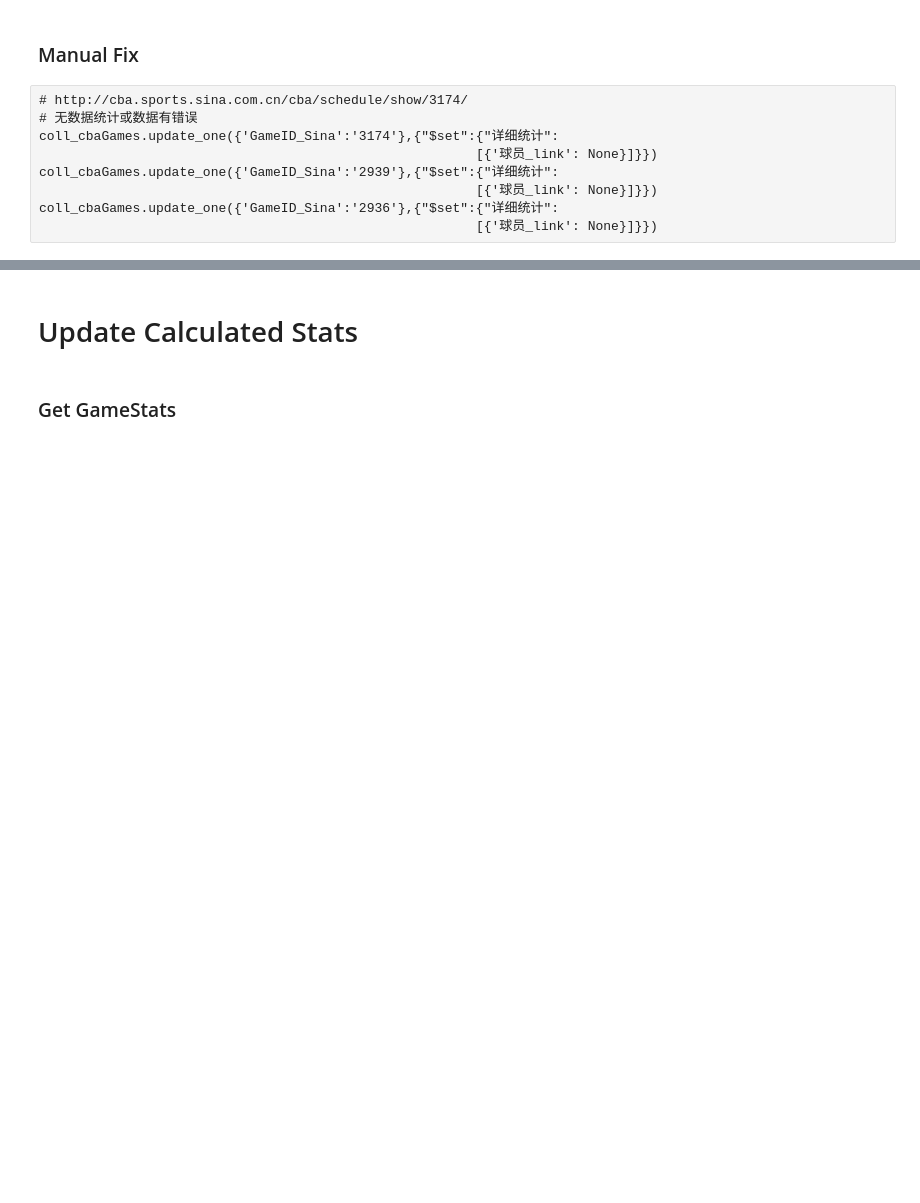
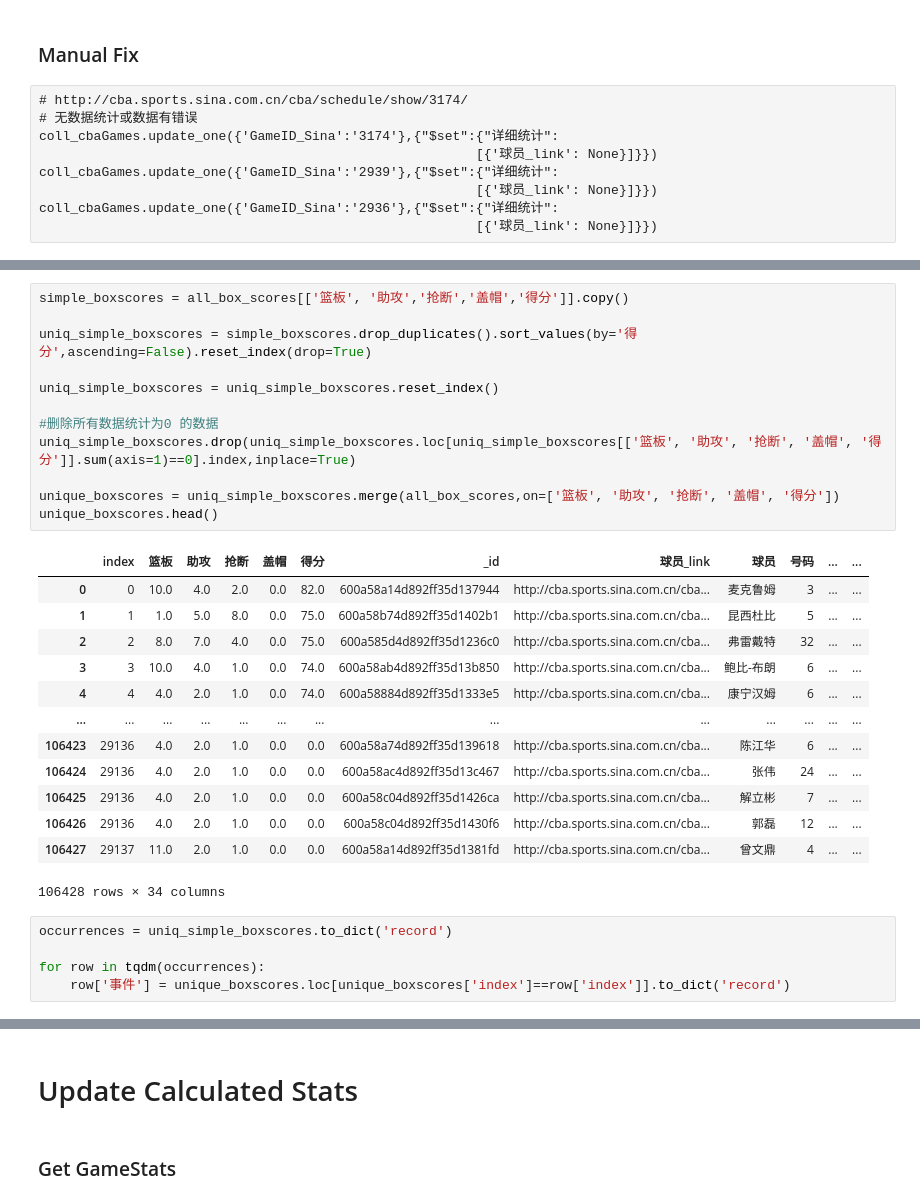
Before and after one commit to JJnotJimmyJohn/CBA-stats-dev, a Jupyter notebook: UpdateData_v0.1.ipynb, the cells around one changed output, grey strips where cells are left out. Cells and saved outputs as stored; diff of their text form; blank space fills up the shorter version.

```diff
--- a/UpdateData_v0.1.ipynb
+++ b/UpdateData_v0.1.ipynb
@@ -220,0 +259,31 @@ games_stats
+# %%
+simple_boxscores = all_box_scores[['篮板', '助攻','抢断','盖帽','得分']].copy()
+
+uniq_simple_boxscores = simple_boxscores.drop_duplicates().sort_values(by='得分',ascending=False).reset_index(drop=True)
+
+uniq_simple_boxscores = uniq_simple_boxscores.reset_index()
+
+#删除所有数据统计为0 的数据
+uniq_simple_boxscores.drop(uniq_simple_boxscores.loc[uniq_simple_boxscores[['篮板', '助攻', '抢断', '盖帽', '得分']].sum(axis=1)==0].index,inplace=True)
+
+unique_boxscores = uniq_simple_boxscores.merge(all_box_scores,on=['篮板', '助攻', '抢断', '盖帽', '得分'])
+unique_boxscores.head()
+# %% [output]
+|  | index | 篮板 | 助攻 | 抢断 | 盖帽 | 得分 | _id | 球员_link | 球员 | 号码 | ... | ... |
+| 0 | 0 | 10.0 | 4.0 | 2.0 | 0.0 | 82.0 | 600a58a14d892ff35d137944 | http://cba.sports.sina.com.cn/cba... | 麦克鲁姆 | 3 | ... | ... |
+| 1 | 1 | 1.0 | 5.0 | 8.0 | 0.0 | 75.0 | 600a58b74d892ff35d1402b1 | http://cba.sports.sina.com.cn/cba... | 昆西杜比 | 5 | ... | ... |
+| 2 | 2 | 8.0 | 7.0 | 4.0 | 0.0 | 75.0 | 600a585d4d892ff35d1236c0 | http://cba.sports.sina.com.cn/cba... | 弗雷戴特 | 32 | ... | ... |
+| 3 | 3 | 10.0 | 4.0 | 1.0 | 0.0 | 74.0 | 600a58ab4d892ff35d13b850 | http://cba.sports.sina.com.cn/cba... | 鲍比-布朗 | 6 | ... | ... |
+| 4 | 4 | 4.0 | 2.0 | 1.0 | 0.0 | 74.0 | 600a58884d892ff35d1333e5 | http://cba.sports.sina.com.cn/cba... | 康宁汉姆 | 6 | ... | ... |
+| ... | ... | ... | ... | ... | ... | ... | ... | ... | ... | ... | ... | ... |
+| 106423 | 29136 | 4.0 | 2.0 | 1.0 | 0.0 | 0.0 | 600a58a74d892ff35d139618 | http://cba.sports.sina.com.cn/cba... | 陈江华 | 6 | ... | ... |
+| 106424 | 29136 | 4.0 | 2.0 | 1.0 | 0.0 | 0.0 | 600a58ac4d892ff35d13c467 | http://cba.sports.sina.com.cn/cba... | 张伟 | 24 | ... | ... |
+| 106425 | 29136 | 4.0 | 2.0 | 1.0 | 0.0 | 0.0 | 600a58c04d892ff35d1426ca | http://cba.sports.sina.com.cn/cba... | 解立彬 | 7 | ... | ... |
+| 106426 | 29136 | 4.0 | 2.0 | 1.0 | 0.0 | 0.0 | 600a58c04d892ff35d1430f6 | http://cba.sports.sina.com.cn/cba... | 郭磊 | 12 | ... | ... |
+| 106427 | 29137 | 11.0 | 2.0 | 1.0 | 0.0 | 0.0 | 600a58a14d892ff35d1381fd | http://cba.sports.sina.com.cn/cba... | 曾文鼎 | 4 | ... | ... |
+106428 rows × 34 columns
+# %%
+occurrences = uniq_simple_boxscores.to_dict('record')
+
+for row in tqdm(occurrences):
+    row['事件'] = unique_boxscores.loc[unique_boxscores['index']==row['index']].to_dict('record')
```
Also changed, not shown: parts of 31 cells of this notebook, 1 other file.
